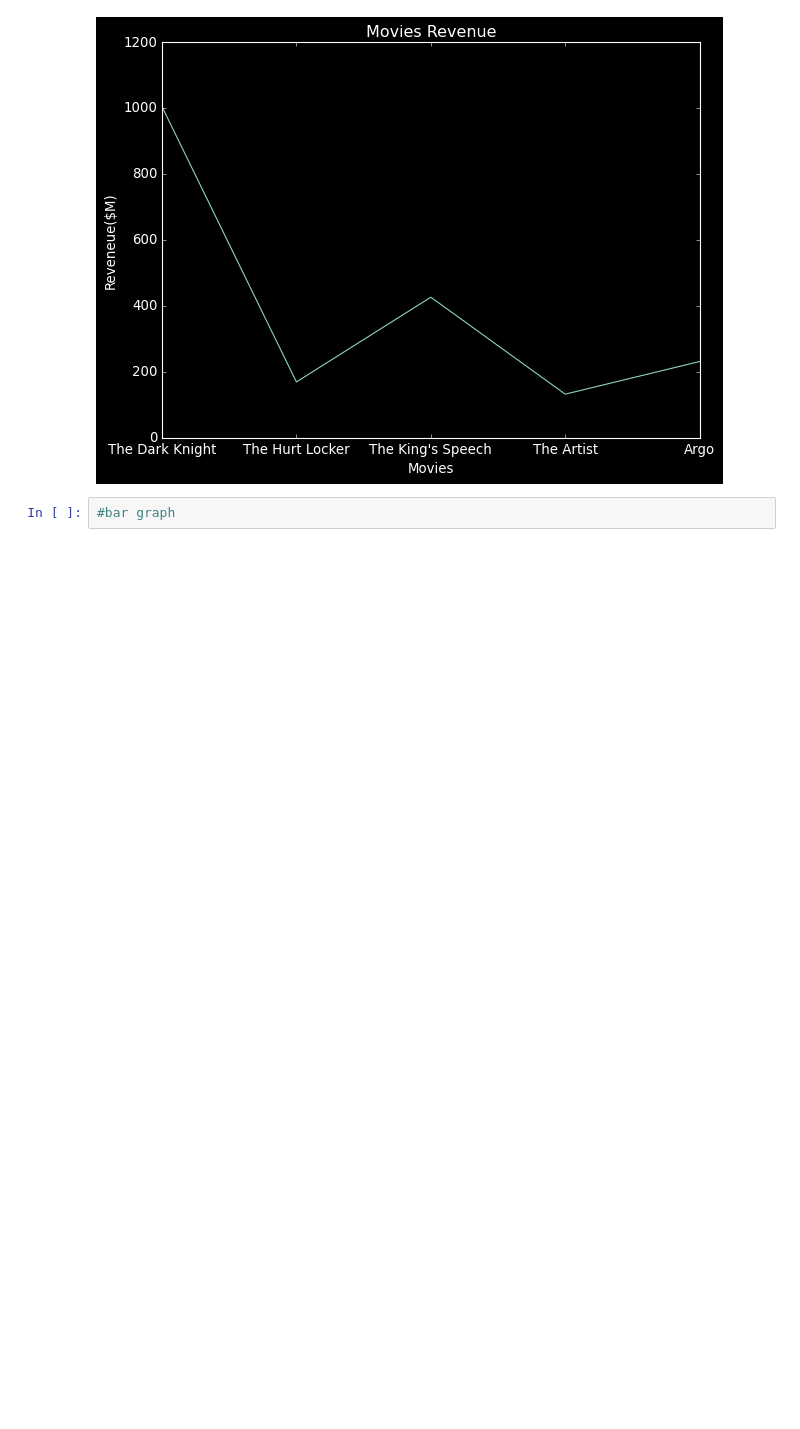
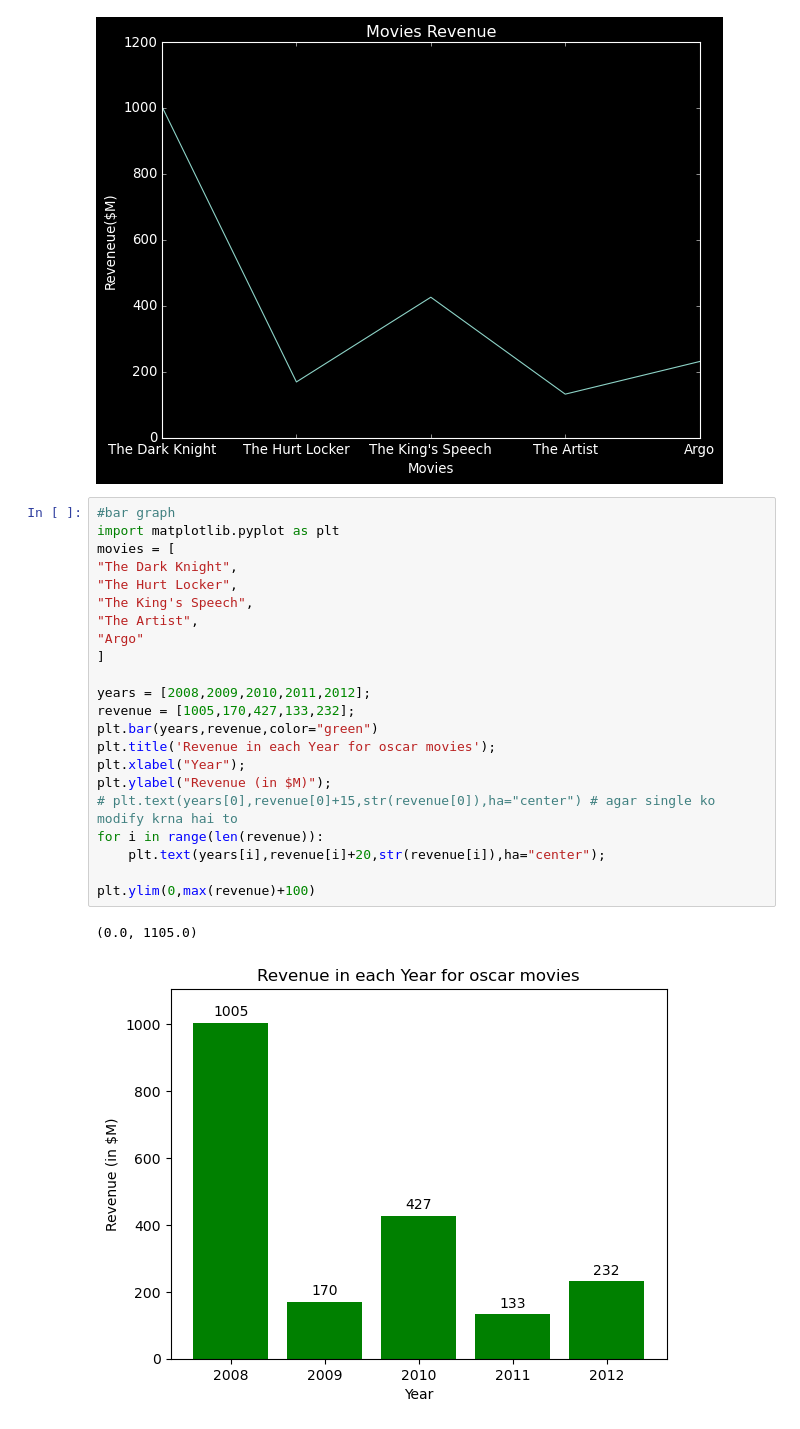
Before and after one commit to abhi170212/prime-batch-apnacollege, a Jupyter notebook: data_visualization/part_1/matplotlib.ipynb, the cells around one changed output. Drawn from its saved outputs; the diff is of its cells as text; blank space fills up the shorter version.

Commit message:
Pie chart,scatter plot and Bar graph has been added in data visualization

```diff
--- a/data_visualization/part_1/matplotlib.ipynb
+++ b/data_visualization/part_1/matplotlib.ipynb
@@ -87,3 +87,26 @@ plt.tight_layout();
 [figure]
 # %%
 #bar graph
+import matplotlib.pyplot as plt
+movies = [
+"The Dark Knight",
+"The Hurt Locker",
+"The King's Speech",
+"The Artist",
+"Argo"
+]
+
+years = [2008,2009,2010,2011,2012];
+revenue = [1005,170,427,133,232];
+plt.bar(years,revenue,color="green")
+plt.title('Revenue in each Year for oscar movies');
+plt.xlabel("Year");
+plt.ylabel("Revenue (in $M)");
+# plt.text(years[0],revenue[0]+15,str(revenue[0]),ha="center") # agar single ko modify krna hai to
+for i in range(len(revenue)):
+    plt.text(years[i],revenue[i]+20,str(revenue[i]),ha="center");
+
+plt.ylim(0,max(revenue)+100)
+# %% [output]
+(0.0, 1105.0)
+[figure, added]
```
Also changed, not shown: parts of 5 cells of this notebook, 2 other files.
